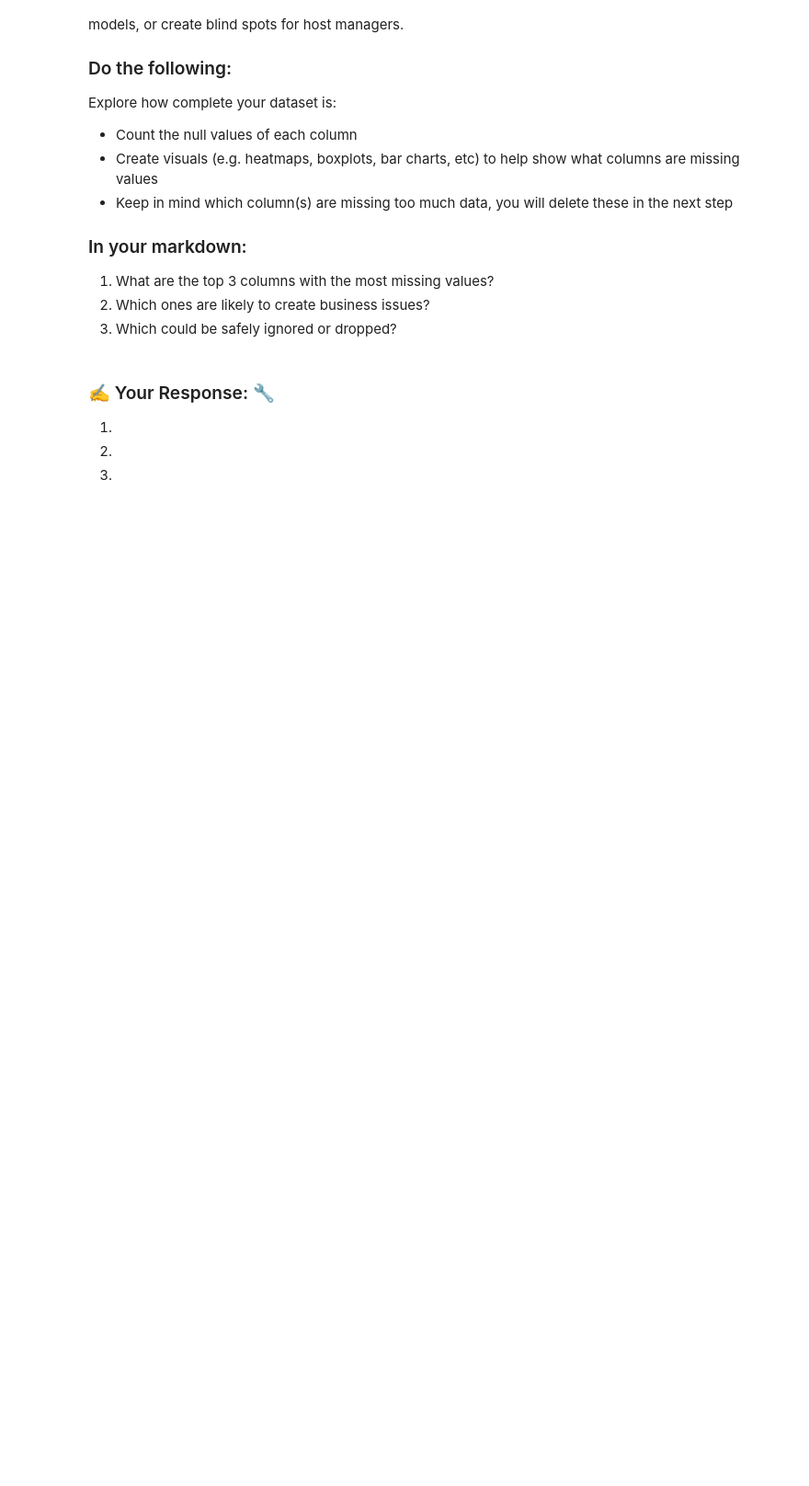
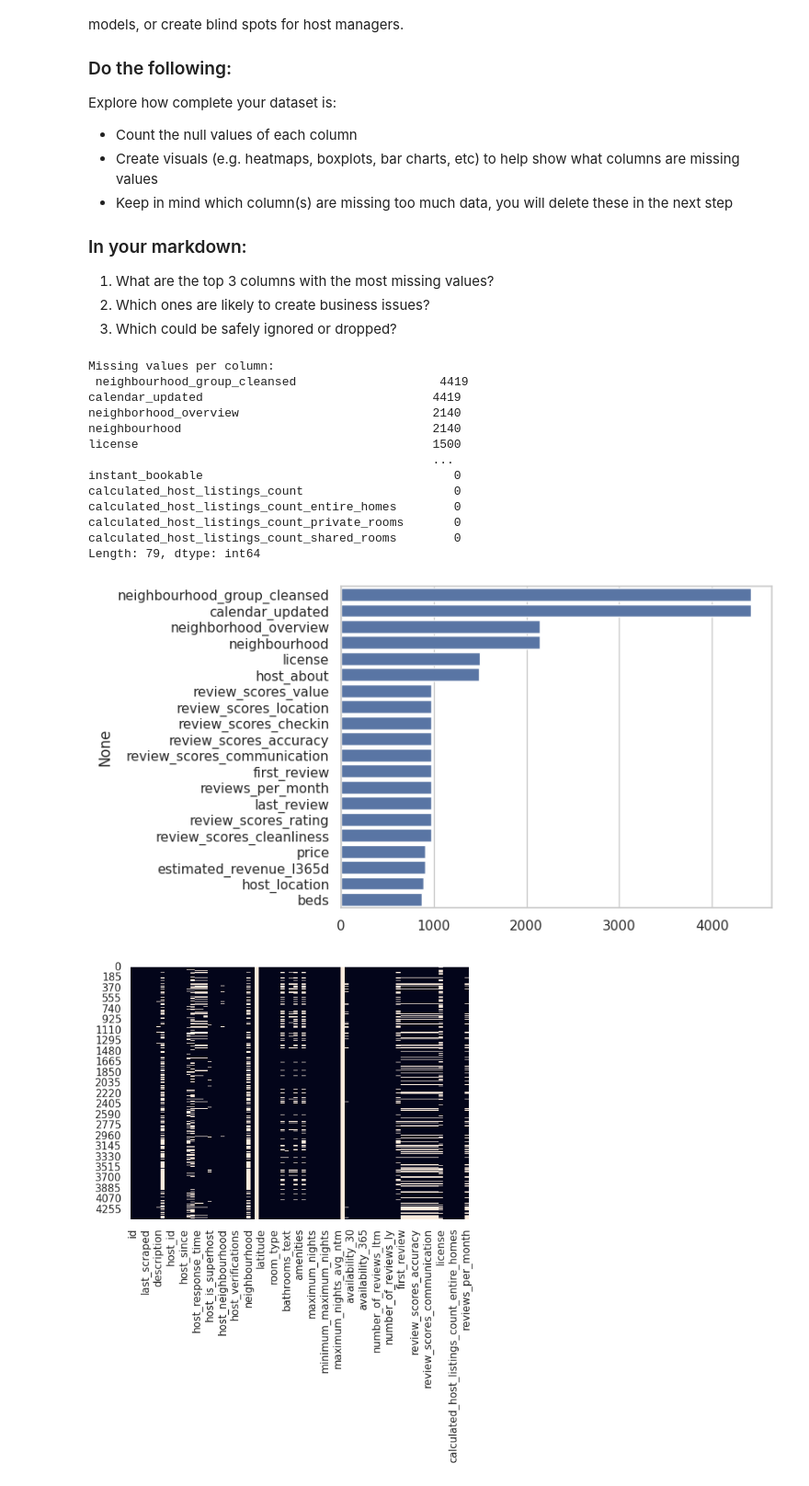
Before and after one commit to expely/Business-Analytics-Labs, a Jupyter notebook: Assignments/assignment_06_data_cleaning.ipynb, the cells around one changed output. Shown at 92% size. Saved outputs shown, nothing was run; the diff lists cells and outputs as text; code cells hidden in the pictures; blank space fills up the shorter version.

```diff
--- a/Assignments/assignment_06_data_cleaning.ipynb
+++ b/Assignments/assignment_06_data_cleaning.ipynb
@@ -49,5 +53,6 @@ Each row represents one property listing. The columns include:
 # %%
 # Load your uploaded file (path "/content/listings.csv.gz") 🔧
+df = pd.read_csv("/content/listings.csv.gz")
 # %% [markdown]
 ## 2. Explore Missing Values
 
@@ -70,7 +73,30 @@ Explore how complete your dataset is:
-# %% [markdown]
-### ✍️ Your Response: 🔧
-1.
-
-2.
-
-3.
+# %%
+# View missing value counts
+print("Missing values per column:\n", df.isnull().sum().sort_values(ascending=False))
+
+sns.set(style="whitegrid")
+
+# Visual A: Barchart of Missing Data
+top_missing_cols = df.isnull().sum().sort_values(ascending=False).head(20)
+sns.barplot(x=top_missing_cols.values, y=top_missing_cols.index)
+plt.show()
+
+# Visual B: Heatmap of Missing Data
+sns.heatmap(df.isnull(), cbar=False)
+plt.show()
+# %% [output]
+Missing values per column:
+ neighbourhood_group_cleansed                    4419
+calendar_updated                                4419
+neighborhood_overview                           2140
+neighbourhood                                   2140
+license                                         1500
+                                                ...
+instant_bookable                                   0
+calculated_host_listings_count                     0
+calculated_host_listings_count_entire_homes        0
+calculated_host_listings_count_private_rooms       0
+calculated_host_listings_count_shared_rooms        0
+Length: 79, dtype: int64
+[figure, added]
+[figure, added]
```
Also changed, not shown: parts of 25 cells of this notebook.
